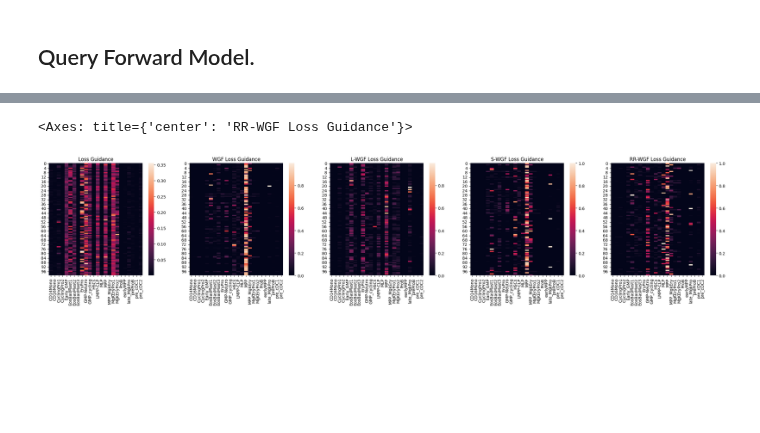
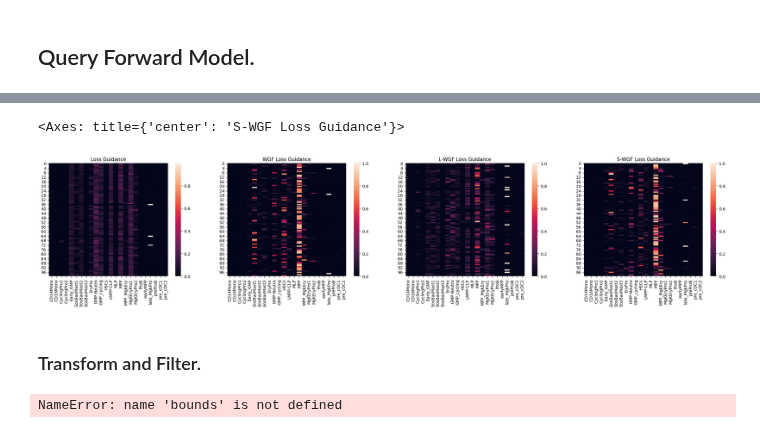
Before and after one commit to theislab/LabCompass-reproducibility, a Jupyter notebook: inverse/wgf/notebooks/example_run_inverse.ipynb, the cells around one changed output, grey strips where cells are left out. Cells and saved outputs as stored; diff of their text form; code cells hidden in the pictures; blank space fills up the shorter version.

```diff
--- a/inverse/wgf/notebooks/example_run_inverse.ipynb
+++ b/inverse/wgf/notebooks/example_run_inverse.ipynb
@@ -228,7 +236,6 @@ wgf = scopt.methods.ULAGuidedFlow(
     gamma=gamma,
     estimator=estimator,
     use_flow_map_score_estimator=False,
-    use_russian_roulette=False,
 )
 
 #  optimization params
@@ -506,20 +486,19 @@ Text(0.5, 1.02, 'RR-WGF')
 # %%
-fig, ax = plt.subplots(1, 5, figsize=(30, 5))
+fig, ax = plt.subplots(1, 4, figsize=(30, 5))
 
 ax[0].set_title("Loss Guidance")
 sns.heatmap(lgf_gen["ct_probs"].mean(0), ax=ax[0], xticklabels=ct_le.classes_)
 
 ax[1].set_title("WGF Loss Guidance")
 sns.heatmap(wgf_gen["ct_probs"].mean(0), ax=ax[1], xticklabels=ct_le.classes_)
 
 ax[2].set_title("L-WGF Loss Guidance")
 sns.heatmap(lwgf_gen["ct_probs"].mean(0), ax=ax[2], xticklabels=ct_le.classes_)
 
 ax[3].set_title("S-WGF Loss Guidance")
 sns.heatmap(swgf_gen["ct_probs"].mean(0), ax=ax[3], xticklabels=ct_le.classes_)
-
-ax[4].set_title("RR-WGF Loss Guidance")
-sns.heatmap(rrwgf_gen["ct_probs"].mean(0), ax=ax[4], xticklabels=ct_le.classes_)
 # %% [output]
-<Axes: title={'center': 'RR-WGF Loss Guidance'}>
+<Axes: title={'center': 'S-WGF Loss Guidance'}>
-[figure, old version]
+[figure, new version]
+# %% [markdown]
+### Transform and Filter.
@@ -525,0 +532,66 @@ sns.heatmap(rrwgf_gen["ct_probs"].mean(0), ax=ax[4], xticklabels=ct_le.classes_)
+# %%
+for method, df in opt_dfs.items():
+    margin = .5
+    # hsc_df = pure_cell_type_solution_dict_concat[target_ct][protocol_cols].copy()  # Use .copy() to avoid warnings
+    hsc_df = df.copy()  # Use .copy() to avoid warnings
+    # Initial filtering
+    o2_mask = (hsc_df["o2_[%]"] > 5.) & (hsc_df["o2_[%]"] < 25.)
+    days_mask = (hsc_df["days_of_culture"] > 12.) & (hsc_df["days_of_culture"] < 20.)
+    m = (o2_mask & days_mask)
+    m_previous = m
+
+    hsc_df["pass"] = m
+    hsc_df["filtering_step"] = "pass"
+    hsc_df.loc[~m, "filtering_step"] = "oxy_days"  # FIXED: proper indexing
+
+    # Apply parameter bounds
+    for param in config.annotation.protocol_columns:
+        if param in bounds:  # Only process if bounds are defined
+            idx_bounds = np.logical_and(
+                hsc_df[param] >= bounds[param][0] - margin*bounds[param][0],
+                hsc_df[param] <= bounds[param][1] + margin*bounds[param][1]
+            )
+            m = idx_bounds & m
+            hsc_df["pass"] = m
+            # Update filtering_step for newly excluded rows
+            hsc_df.loc[~idx_bounds & m_previous, "filtering_step"] = param  # Need to track previous m
+            m_previous = m
+
+    # Better approach - track filtering step for each failure reason
+    hsc_df["pass"] = True
+    hsc_df["filtering_step"] = "pass"
+
+    # Check oxygen
+    o2_mask = (hsc_df["o2_[%]"] > 5.) & (hsc_df["o2_[%]"] < 25.)
+    hsc_df.loc[~o2_mask, "pass"] = False
+    hsc_df.loc[~o2_mask, "filtering_step"] = "o2"
+
+    # Check days
+    days_mask = (hsc_df["days_of_culture"] > 12.) & (hsc_df["days_of_culture"] < 20.)
+    hsc_df.loc[~days_mask, "pass"] = False
+    hsc_df.loc[~days_mask, "filtering_step"] = "days"
+
+    # Check other parameters
+    for param in protocol_cols:
+        if param not in ['o2_[%]', 'days_of_culture'] and param in bounds:
+            param_mask = (hsc_df[param] >= bounds[param][0]) & (hsc_df[param] <= bounds[param][1])
+            hsc_df.loc[~param_mask, "pass"] = False
+            hsc_df.loc[~param_mask, "filtering_step"] = param
+
+    # Plotting
+    plt.figure()
+    sns.barplot(x=hsc_df["filtering_step"].value_counts().index, y=hsc_df["filtering_step"].value_counts().values)
+    plt.tick_params("x",rotation=90)
+    plt.title("Pass/Fail Counts")
+
+    is_pass_mask = hsc_df["pass"]
+    hsc_df_all = pure_cell_type_solution_dict_concat[target_ct]
+    hsc_df_pass_all_cols = hsc_df_all.loc[is_pass_mask]
+    print("MAX prop passed: ", hsc_df_pass_all_cols[f"{target_ct}_prop"].max())
+    print("MAX prop all: ", hsc_df_all[f"{target_ct}_prop"].max())
+    plt.figure()
+    sns.histplot(hsc_df_pass_all_cols[f"{target_ct}_prop"], stat="density")
+    plt.title(f"{target_ct}_prop Distribution (Passing Samples)")
+    print(hsc_df_pass_all_cols.shape)
+# %% [output]
+NameError: name 'bounds' is not defined
```
Also changed, not shown: parts of 11 cells of this notebook, 13 other files.
